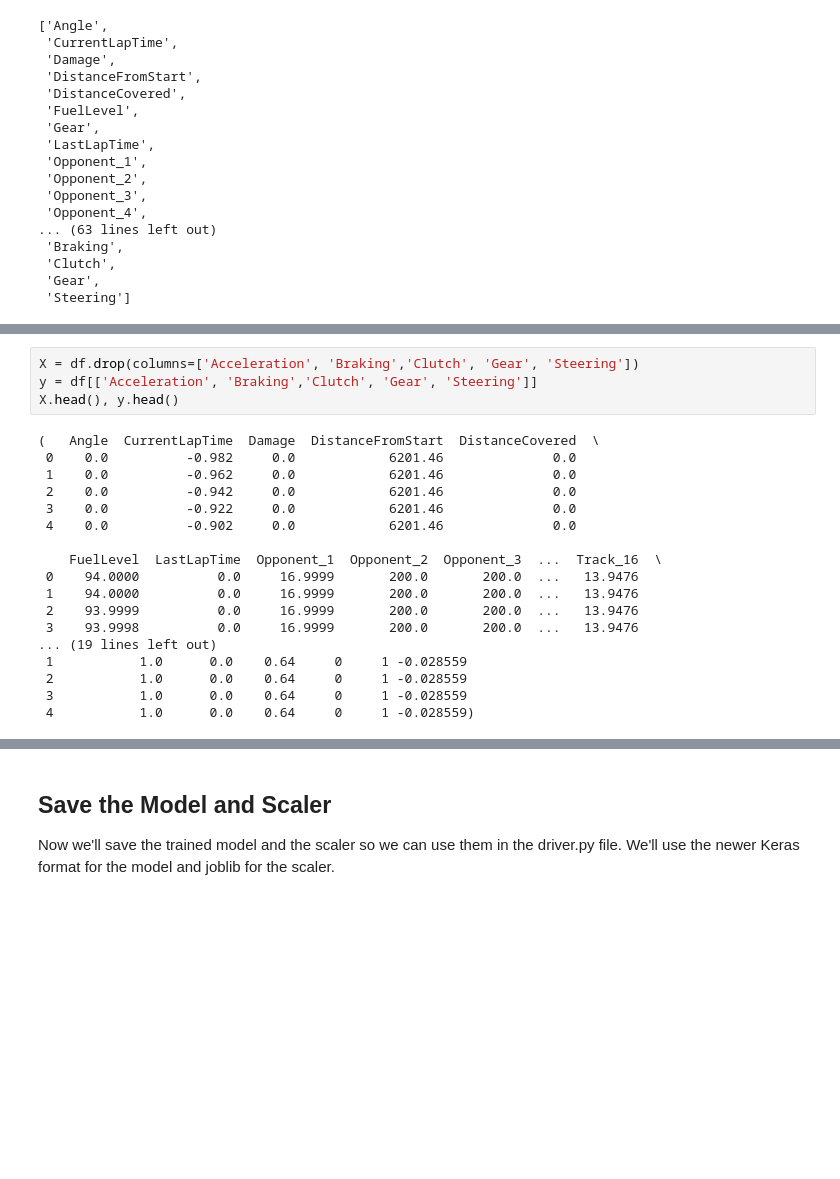
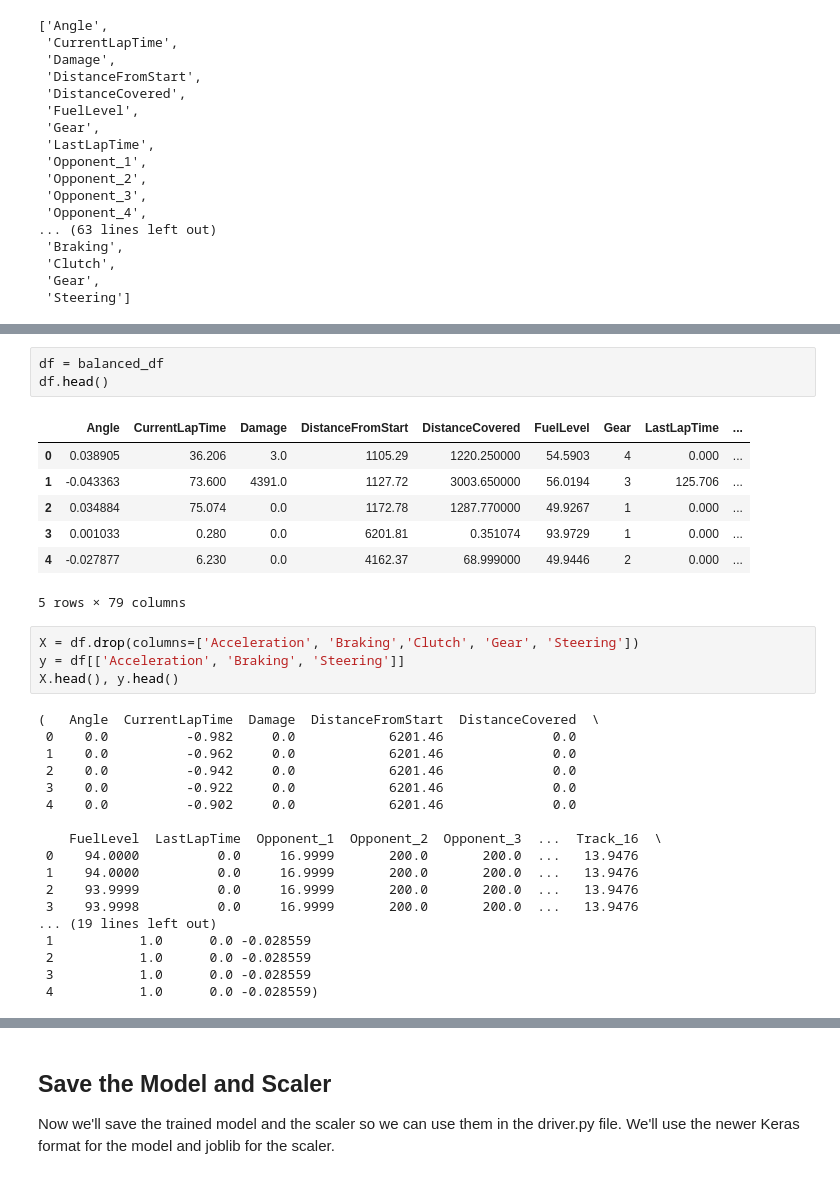
Before and after one commit to AhmadKhan010/TORCS-Using-NeuralNetworks, a Jupyter notebook: pyScrcClient-master/nn_torcs.ipynb, the cells around one changed output, grey strips where cells are left out. Cells and saved outputs as stored; diff of their text form; blank space fills up the shorter version.

```diff
--- a/pyScrcClient-master/nn_torcs.ipynb
+++ b/pyScrcClient-master/nn_torcs.ipynb
@@ -53,6 +63,17 @@ df.shape
+# %%
+df = balanced_df
+df.head()
+# %% [output]
+|  | Angle | CurrentLapTime | Damage | DistanceFromStart | DistanceCovered | FuelLevel | Gear | LastLapTime | ... |
+| 0 | 0.038905 | 36.206 | 3.0 | 1105.29 | 1220.250000 | 54.5903 | 4 | 0.000 | ... |
+| 1 | -0.043363 | 73.600 | 4391.0 | 1127.72 | 3003.650000 | 56.0194 | 3 | 125.706 | ... |
+| 2 | 0.034884 | 75.074 | 0.0 | 1172.78 | 1287.770000 | 49.9267 | 1 | 0.000 | ... |
+| 3 | 0.001033 | 0.280 | 0.0 | 6201.81 | 0.351074 | 93.9729 | 1 | 0.000 | ... |
+| 4 | -0.027877 | 6.230 | 0.0 | 4162.37 | 68.999000 | 49.9446 | 2 | 0.000 | ... |
+5 rows × 79 columns
 # %%
 X = df.drop(columns=['Acceleration', 'Braking','Clutch', 'Gear', 'Steering'])
-y = df[['Acceleration', 'Braking','Clutch', 'Gear', 'Steering']]
+y = df[['Acceleration', 'Braking', 'Steering']]
 X.head(), y.head()
 # %% [output]
 (   Angle  CurrentLapTime  Damage  DistanceFromStart  DistanceCovered  \
@@ -68,10 +89,10 @@ X.head(), y.head()
  2    93.9999          0.0     16.9999       200.0       200.0  ...   13.9476
  3    93.9998          0.0     16.9999       200.0       200.0  ...   13.9476
 ... (19 lines left out)
- 1           1.0      0.0    0.64     0     1 -0.028559
- 2           1.0      0.0    0.64     0     1 -0.028559
- 3           1.0      0.0    0.64     0     1 -0.028559
- 4           1.0      0.0    0.64     0     1 -0.028559)
+ 1           1.0      0.0 -0.028559
+ 2           1.0      0.0 -0.028559
+ 3           1.0      0.0 -0.028559
+ 4           1.0      0.0 -0.028559)
 # %%
 y.shape
 # %% [output]
```
Also changed, not shown: parts of 19 cells of this notebook, 20 other files.
